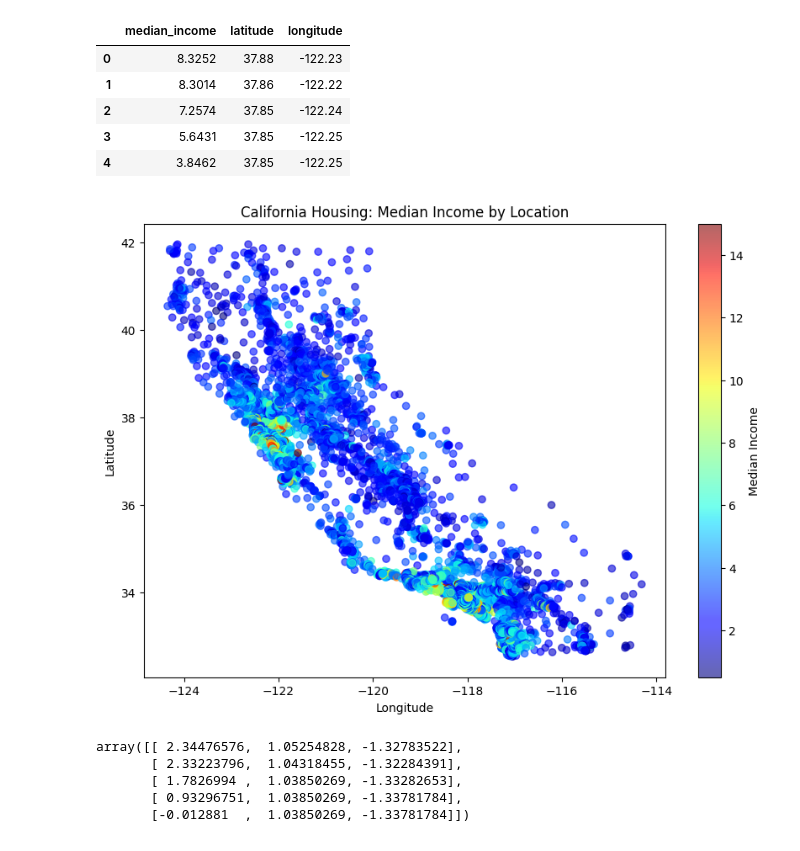
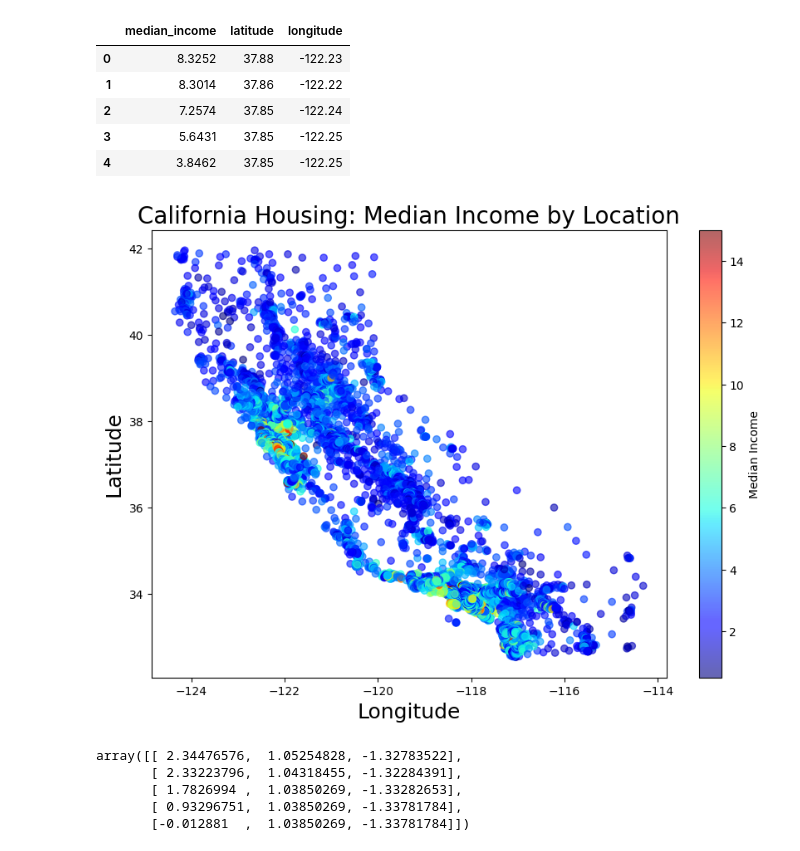
Before and after one commit to Darkueba/intro_ai_and_ml, a Jupyter notebook: assignment6.ipynb, the cells around one changed output. Saved outputs shown, nothing was run; the diff lists cells and outputs as text; code cells hidden in the pictures.

Commit message:
fixed font for dataset plot

```diff
--- a/assignment6.ipynb
+++ b/assignment6.ipynb
@@ -33,18 +33,18 @@ housing_reduced.head()
 # %%
 # plot the data: x as longitude, y as latitude, color by median income, use dots (not circles of varying size)
 import matplotlib.pyplot as plt
 plt.figure(figsize=(10,7))
 plt.scatter(housing_reduced['longitude'], housing_reduced['latitude'],
             c=housing_reduced['median_income'], cmap=plt.get_cmap('jet'),
             alpha=0.6, marker='o')
-plt.xlabel('Longitude')
-plt.ylabel('Latitude')
-plt.title('California Housing: Median Income by Location')
+plt.xlabel('Longitude', fontsize = 18)
+plt.ylabel('Latitude', fontsize = 18)
+plt.title('California Housing: Median Income by Location', fontsize = 20)
 cbar = plt.colorbar()
 cbar.set_label('Median Income')
 plt.show()
 # %% [output]
-[figure, old version]
+[figure, new version]
 # %%
 # scale all features for better kmean performance
 from sklearn.preprocessing import StandardScaler
```
